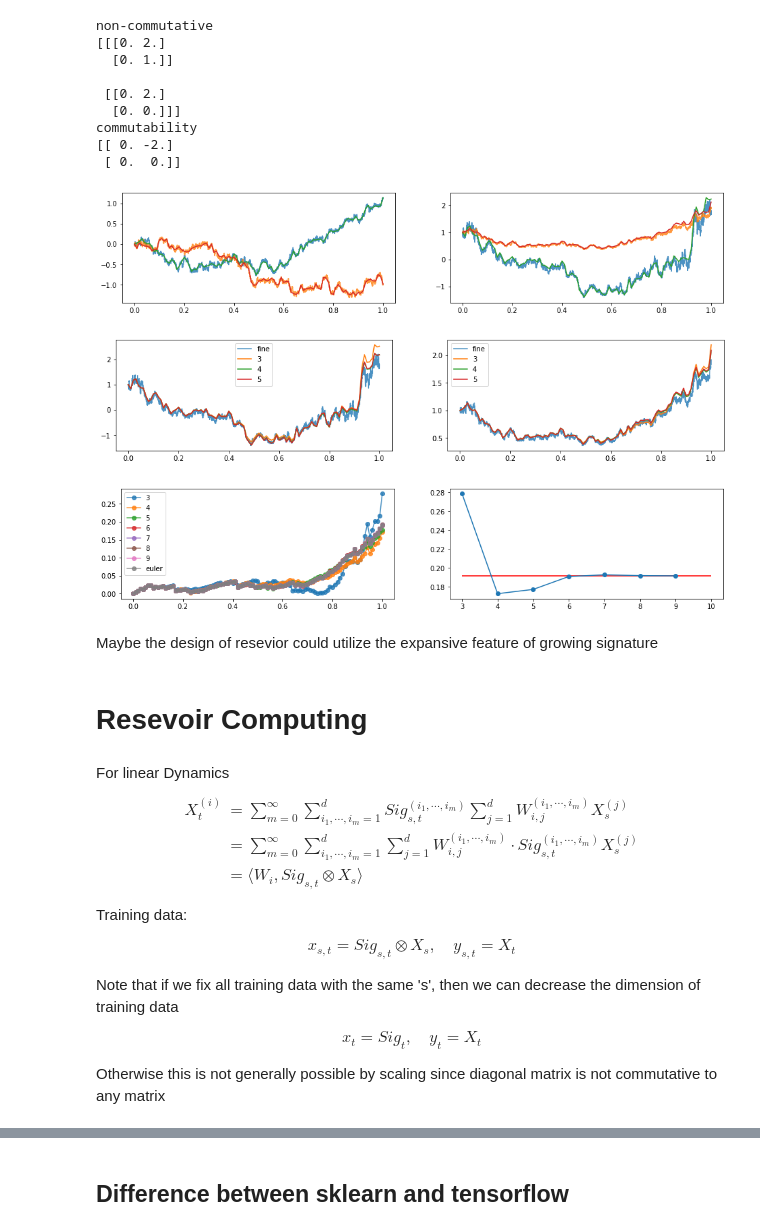
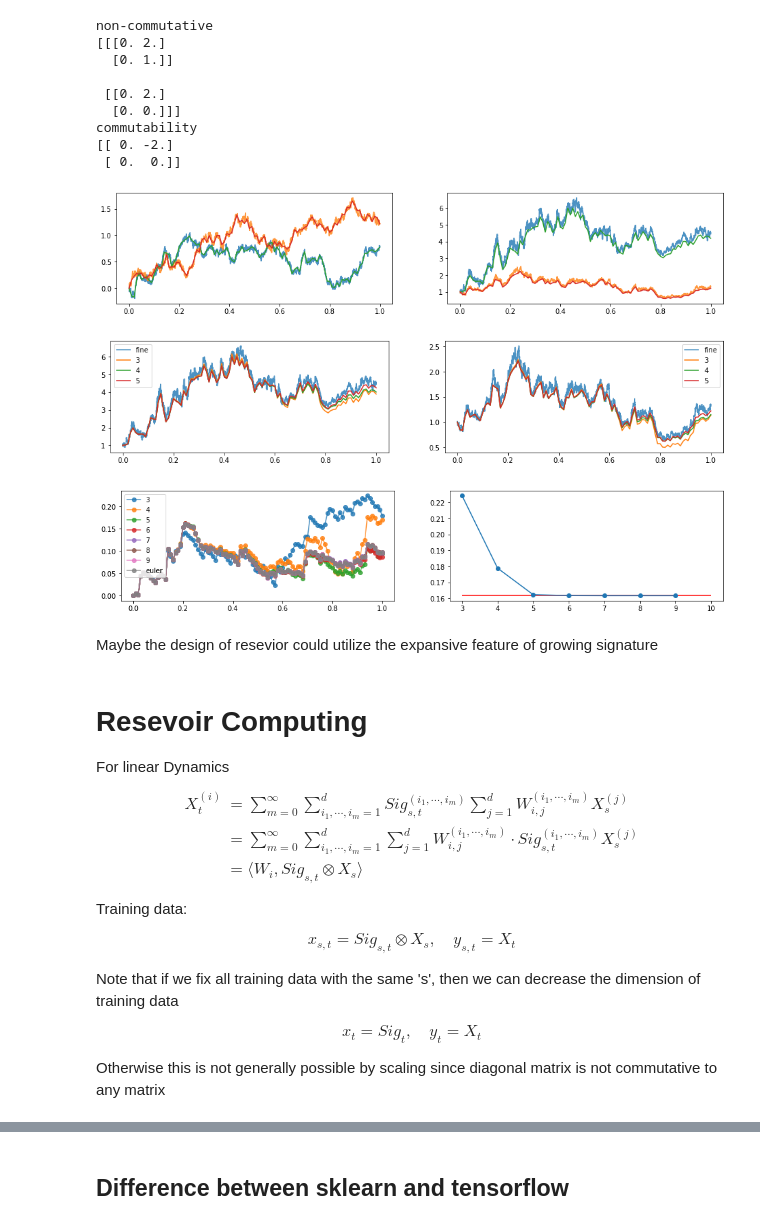
Before and after one commit to justinhou95/market_simulator, a Jupyter notebook: notebooks/resevoir4.ipynb, the cells around one changed output, grey strips where cells are left out. Drawn from its saved outputs; the diff is of its cells as text; code cells hidden in the pictures.

```diff
--- a/notebooks/resevoir4.ipynb
+++ b/notebooks/resevoir4.ipynb
@@ -95,25 +95,25 @@ commutability
  [ 0.  0.]]
 # %%
 mag = int(10000/length)
-eq0 = SDEmethod.SDE_new(horizon,1.0,dimension,dimensionBM,length*mag,B)
+eq0 = SDEmethod.SDE_linear(horizon,1.0,dimension,dimensionBM,length*mag,B)
 time0 = eq0.time
 BMpath0 = eq0.BM()
 SDEpath0 = eq0.SDE_solver(initial, BMpath0, 'euler')
 BMpath = BMpath0[::mag]
 SDEpath1 = SDEpath0[::mag]
 # %%
-eq = SDEmethod.SDE_new(horizon,1.0,dimension,dimensionBM,length,B)
+eq = SDEmethod.SDE_linear(horizon,1.0,dimension,dimensionBM,length,B)
 time = eq.time
 # BMpath = eq.BM()
 SDEpath = eq.SDE_solver(initial, BMpath, 'euler')
 f,p=plt.subplots(1,2,figsize=(16,3))
 p[0].plot(time0,BMpath0,alpha = 0.8)
 p[0].plot(time,BMpath)
 p[1].plot(time0,SDEpath0,alpha = 0.8)
 p[1].plot(time,SDEpath)
 plt.show()
 # %% [output]
-[figure, old version]
+[figure, new version]
 # %%
 depth_set = list(range(3, 10))
 SDEpath_sig = [Sig_method.SDEfromSig(BMpath,initial,i,B) for i in depth_set]
@@ -140,13 +140,12 @@ p[1].plot(depth_set,ERROR,'o-')
 p[1].hlines(error0,3,10,'r')
 plt.show()
 # %% [output]
-[figure, old version]
+[figure, new version]
-[figure, old version]
+[figure, new version]
 # %% [markdown]
 Maybe the design of resevior could utilize the expansive feature of growing signature
-# %% [markdown]
-# Resevoir Computing
 # %% [markdown]
+# Resevoir Computing
 For linear Dynamics
 \begin{equation}
     \begin{split}
```
Also changed, not shown: parts of 34 cells of this notebook, 26 other files.
